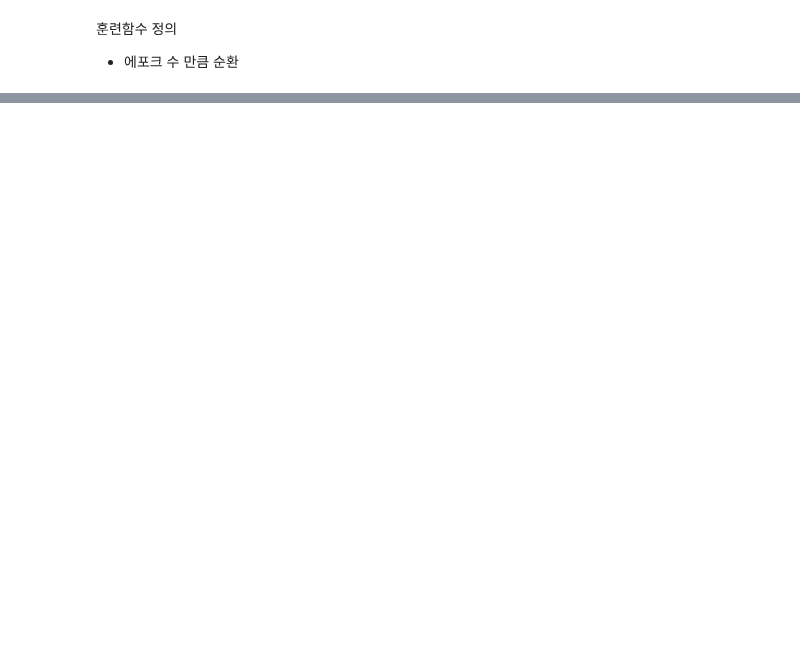
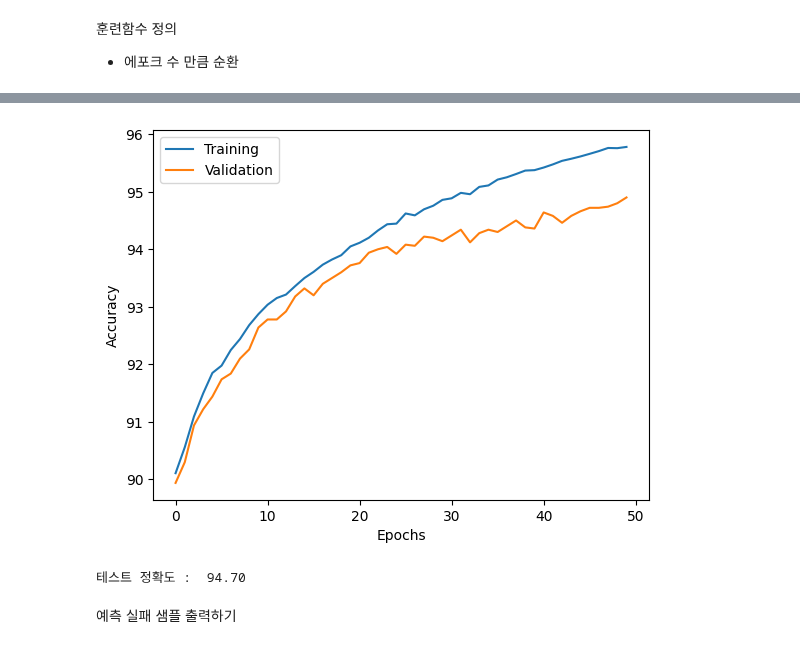
Before and after one commit to leekyuyoung20231211/python, a Jupyter notebook: 2024-03-14/파이토치_다층퍼셉트론_2024_03_14.ipynb, the cells around one changed output, grey strips where cells are left out. Drawn from its saved outputs; the diff is of its cells as text; code cells hidden in the pictures; blank space fills up the shorter version.

```diff
--- a/2024-03-14/파이토치_다층퍼셉트론_2024_03_14.ipynb
+++ b/2024-03-14/파이토치_다층퍼셉트론_2024_03_14.ipynb
@@ -198,0 +323,16 @@ print(f"검증 세트 정확도:{acc*100:.5f}")
+# %%
+plt.plot(range(len(epoch_train_acc)), epoch_train_acc, label='Training'  )
+plt.plot(range(len(epoch_valid_acc)), epoch_valid_acc, label='Validation'  )
+plt.ylabel("Accuracy")
+plt.xlabel("Epochs")
+plt.legend()
+plt.show()
+# %% [output]
+[figure, added]
+# %%
+test_mse, test_acc =  compute_mse_and_acc(model, X_test, y_test)
+print(f'테스트 정확도 : {test_acc*100: .2f}')
+# %% [output]
+테스트 정확도 :  94.70
+# %% [markdown]
+예측 실패 샘플 출력하기
```
Also changed, not shown: parts of 18 cells of this notebook.
